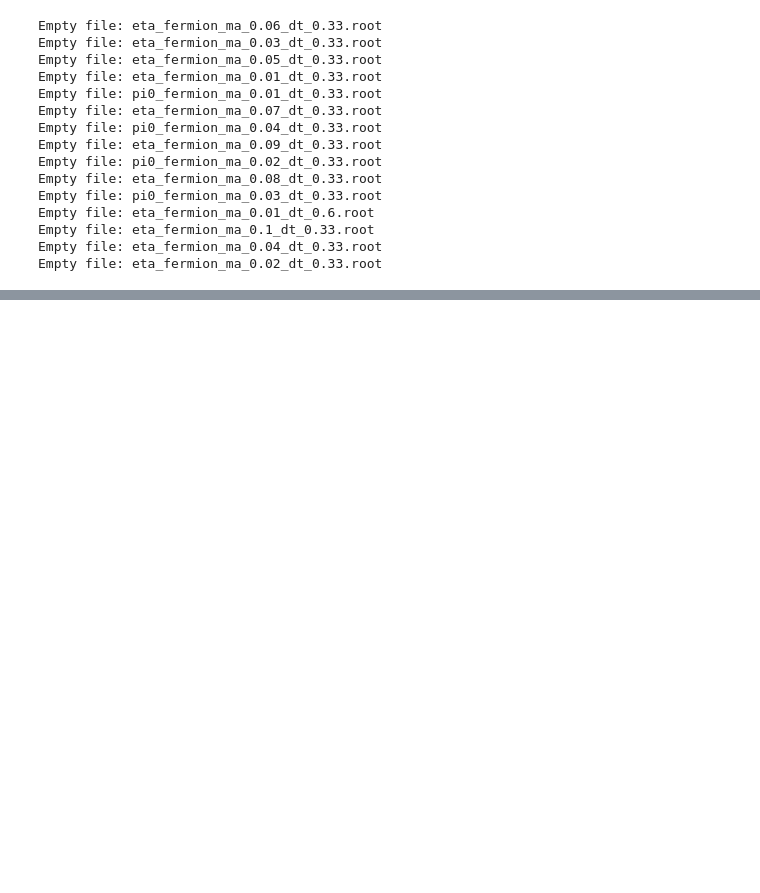
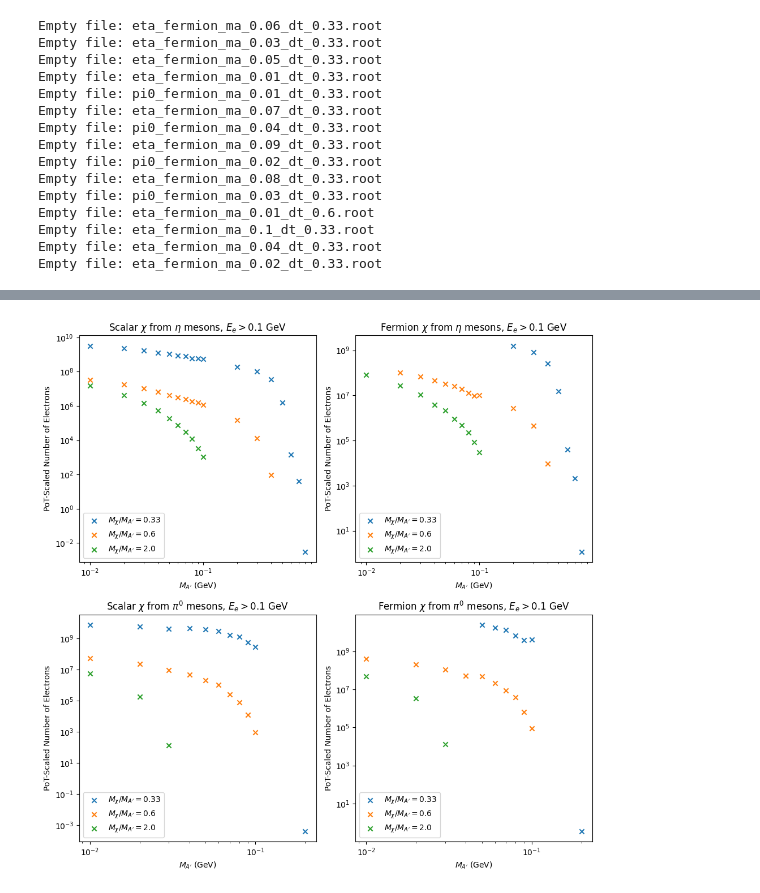
Before and after one commit to amh-137/DarkElectronScatter, a Jupyter notebook: notebooks/kinematics.ipynb, the cells around one changed output, grey strips where cells are left out. Saved outputs shown, nothing was run; the diff lists cells and outputs as text; code cells hidden in the pictures; blank space fills up the shorter version.

```diff
--- a/notebooks/kinematics.ipynb
+++ b/notebooks/kinematics.ipynb
@@ -278,0 +224,20 @@ fig4.savefig(f"../plots/PoT/n_e_pot_scaled_vs_ma_all.png")
+# %%
+# What if we cut events with E_e < 0.1 GeV?
+
+pot_df_cut = pd.DataFrame(columns=["DM_type", "meson", "dt", "MA", "POT", "N-electons", "PoT-Scaled-N-electrons"])
+data_types = ["scalar", "fermion"]
+i = 0
+for dm_type in data_types:
+    path = f"../data/root/BdNMC/{dm_type}/"
+    for file in os.listdir(path):
+        with up3.open(f"{path}{file}") as f:
+            if f.keys() == []:
+                print(f"Empty file: {file}")
+                continue
+            tot_pot = f["pot_tree"]["tot_pot"].array()
+            E_e = f["elecron_tree;1"][b'electron_energy'].array()
+            cut = 0.1
+            N_electrons = len(E_e > cut)
+            pot_scaled_n_el = pot_scale(N_electrons, tot_pot, POT_run1_microboone)
+            pot_df_cut.loc[i] = {"DM_type":dm_type, "meson":file.split('_')[0], "dt":file.split('_')[5][:-5], "MA":file.split('_')[3], "POT":tot_pot, "N-electons":N_electrons, "PoT-Scaled-N-electrons":pot_scaled_n_el}
+            i += 1
@@ -278,0 +260,35 @@ fig4.savefig(f"../plots/PoT/n_e_pot_scaled_vs_ma_all.png")
+# %%
+dt_ratios = ["0.33", "0.6", "2.0"]
+
+fig4 = plt.figure(figsize=(10,10))
+ax4 = fig4.subplots(2,2)
+
+i = 0
+j = 0
+for dm_type in data_types:
+    for meson in ["eta", "pi0"]:
+        for dt in dt_ratios:
+            df_local = pot_df_cut[(pot_df_cut["DM_type"]==dm_type) & (pot_df_cut["dt"]==dt) & (pot_df_cut["meson"]==meson)]
+            #display(df_local)
+
+            if meson == "pi0":
+                m_string = r"$\pi^0$"
+            else:
+                m_string = r"$\eta$"
+
+            ax4[i,j].scatter(df_local["MA"].astype(float), df_local["PoT-Scaled-N-electrons"].astype(float), label=r"$M_\chi / M_{A'}=$"+f"{dt}", marker="x")
+            ax4[i,j].loglog()
+            ax4[i,j].legend()
+            ax4[i,j].set(title=f"{dm_type.capitalize()} "+r"$\chi$ from "+rf"{m_string} mesons, "+r"$E_e>0.1$ GeV", xlabel=r"$M_{A'}$ (GeV)", ylabel="PoT-Scaled Number of Electrons")
+
+
+        i += 1
+    i=0
+    j+=1
+
+fig2.tight_layout()
+#fig2.savefig(f"../plots/PoT/pot_vs_ma_all.png")
+fig4.tight_layout()
+#fig4.savefig(f"../plots/PoT/n_e_pot_scaled_vs_ma_all.png")
+# %% [output]
+[figure, added]
```
Also changed, not shown: parts of 11 cells of this notebook.
